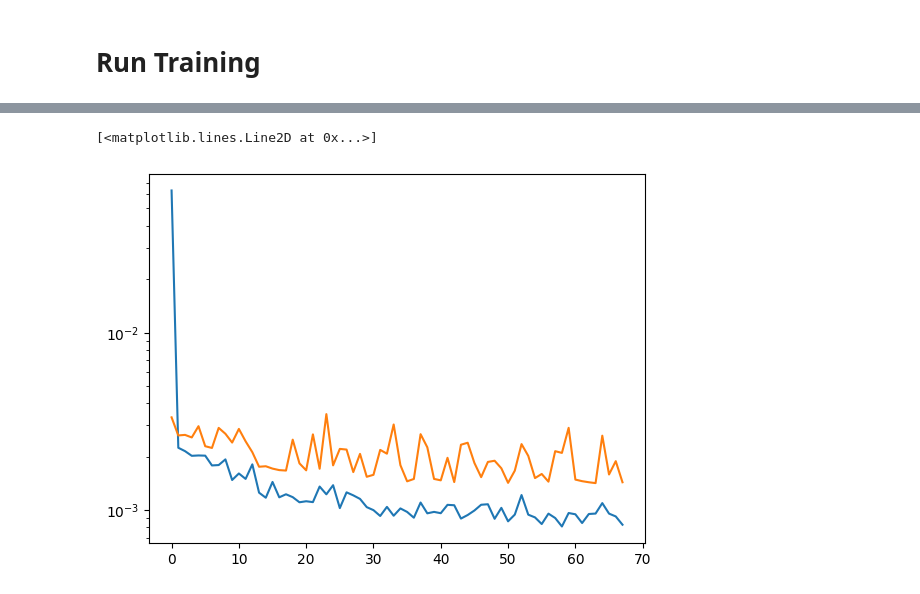
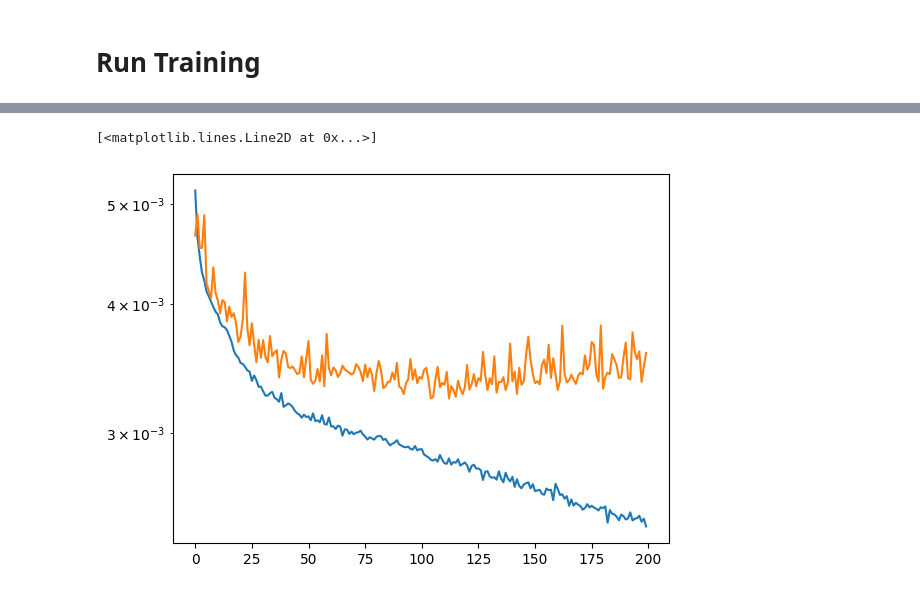
Before and after one commit to neilashwinraj/GNN, a Jupyter notebook: attention_GNN_with_transformers.ipynb, the cells around one changed output, grey strips where cells are left out. Drawn from its saved outputs; the diff is of its cells as text; code cells hidden in the pictures.

Commit message:
major additions but very rough code for temporal data generation as well as training model

```diff
--- a/attention_GNN_with_transformers.ipynb
+++ b/attention_GNN_with_transformers.ipynb
@@ -470,6 +450,9 @@ KeyboardInterrupt
-# %%
-plt.semilogy(epoch_loss_train)
-plt.semilogy(epoch_loss_val)
-# %% [output]
-[<matplotlib.lines.Line2D at 0x...>]
-[figure, removed]
+# %%
+train_unsteady = np.load("simple_connections_data/temporal_split/rho2_30percent_Re300/epoch_loss_train.npy")
+test_unsteady = np.load("simple_connections_data/temporal_split/rho2_30percent_Re300/epoch_loss_test.npy")
+
+plt.semilogy(train_unsteady)
+plt.semilogy(test_unsteady)
+# %% [output]
+[<matplotlib.lines.Line2D at 0x...>]
+[figure, added]
```
Also changed, not shown: parts of 35 cells of this notebook, 1 other file.
